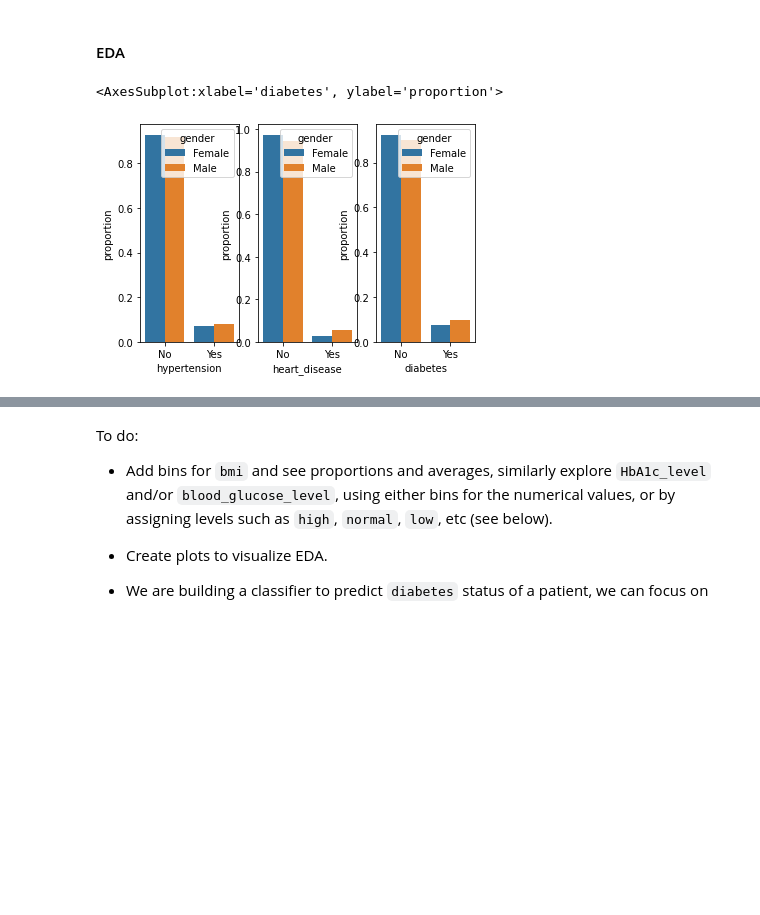
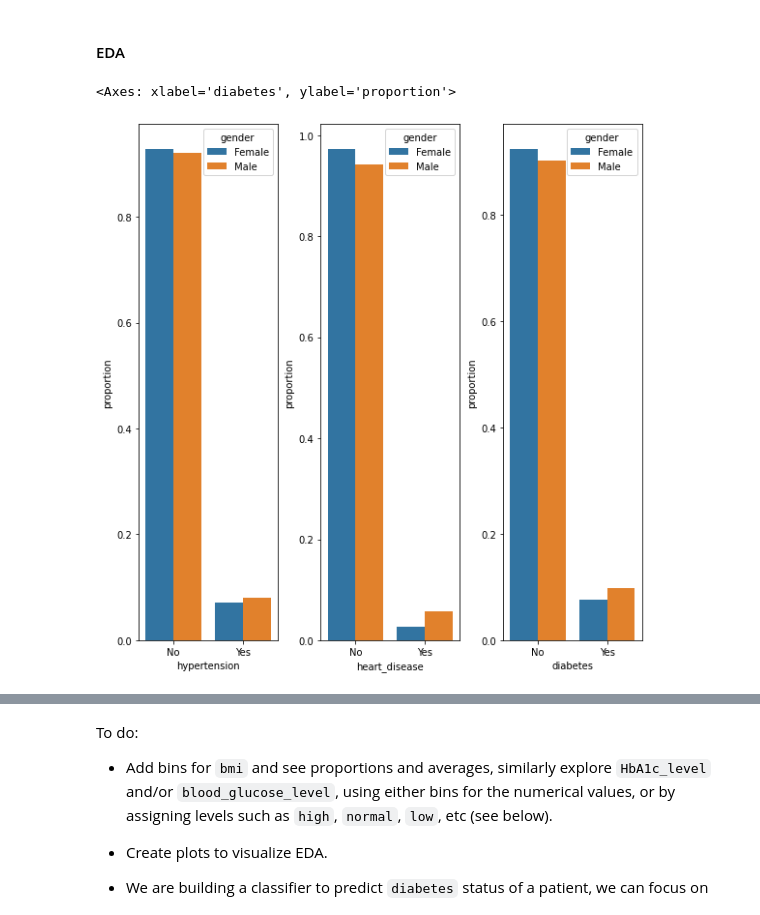
Before and after one commit to harshi-saha/cogs108-project, a Jupyter notebook: diabetes_prediction.ipynb, the cells around one changed output, grey strips where cells are left out. Cells and saved outputs as stored; diff of their text form; code cells hidden in the pictures; blank space fills up the shorter version.

Commit message:
finished groupby bar charts

```diff
--- a/diabetes_prediction.ipynb
+++ b/diabetes_prediction.ipynb
@@ -121,29 +121,30 @@ df.head()
 # %%
 gen_hyp = (df.groupby(['gender'])[['hypertension']]
                         .value_counts(normalize=True)
                         .rename('proportion')
                         .rename({0:'No',1:"Yes"})
                         .reset_index()
 )
 gen_hd = (df.groupby(['gender'])[['heart_disease']]
                         .value_counts(normalize=True)
                         .rename('proportion')
                         .rename({0:'No',1:"Yes"})
                         .reset_index()
 )
 gen_d = (df.groupby(['gender'])[['diabetes']]
                         .value_counts(normalize=True)
                         .rename('proportion')
                         .rename({0:'No',1:"Yes"})
                         .reset_index()
 )
-fig, axs = plt.subplots(ncols=3)
+fig, axs = plt.subplots(ncols=3,figsize=(8,8))
+fig.tight_layout()
 sns.barplot(x='hypertension',y='proportion',hue='gender',data=gen_hyp,ax=axs[0])
 sns.barplot(x='heart_disease',y='proportion',hue='gender',data=gen_hd,ax=axs[1])
 sns.barplot(x='diabetes',y='proportion',hue='gender',data=gen_d,ax=axs[2])
 # %% [output]
-<AxesSubplot:xlabel='diabetes', ylabel='proportion'>
+<Axes: xlabel='diabetes', ylabel='proportion'>
-[figure, old version]
+[figure, new version]
 # %%
 # average 'age', 'bmi', 'HbA1c_level', 'blood_glucose_level' by gender
 gen_age = (df.groupby(['gender'])[['age']]
```
Also changed, not shown: parts of 8 cells of this notebook.
